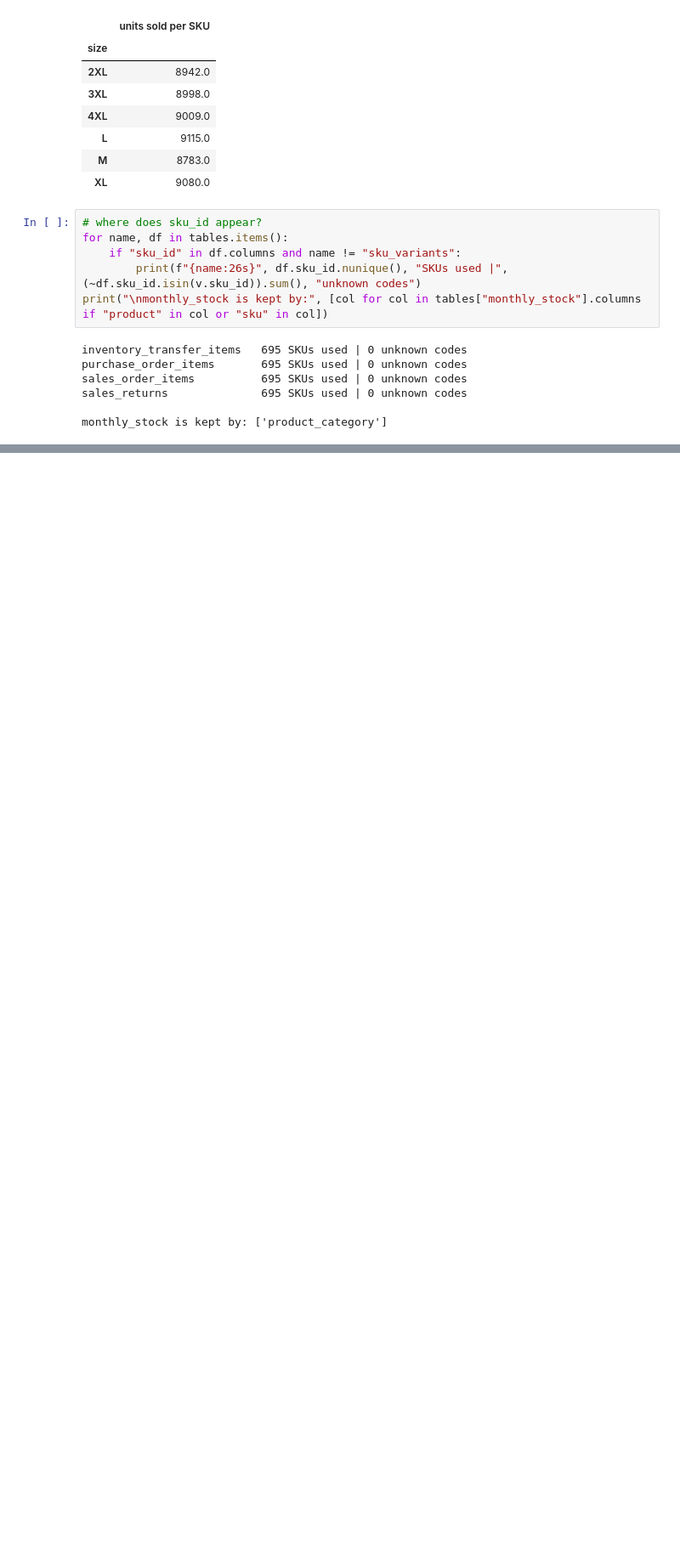
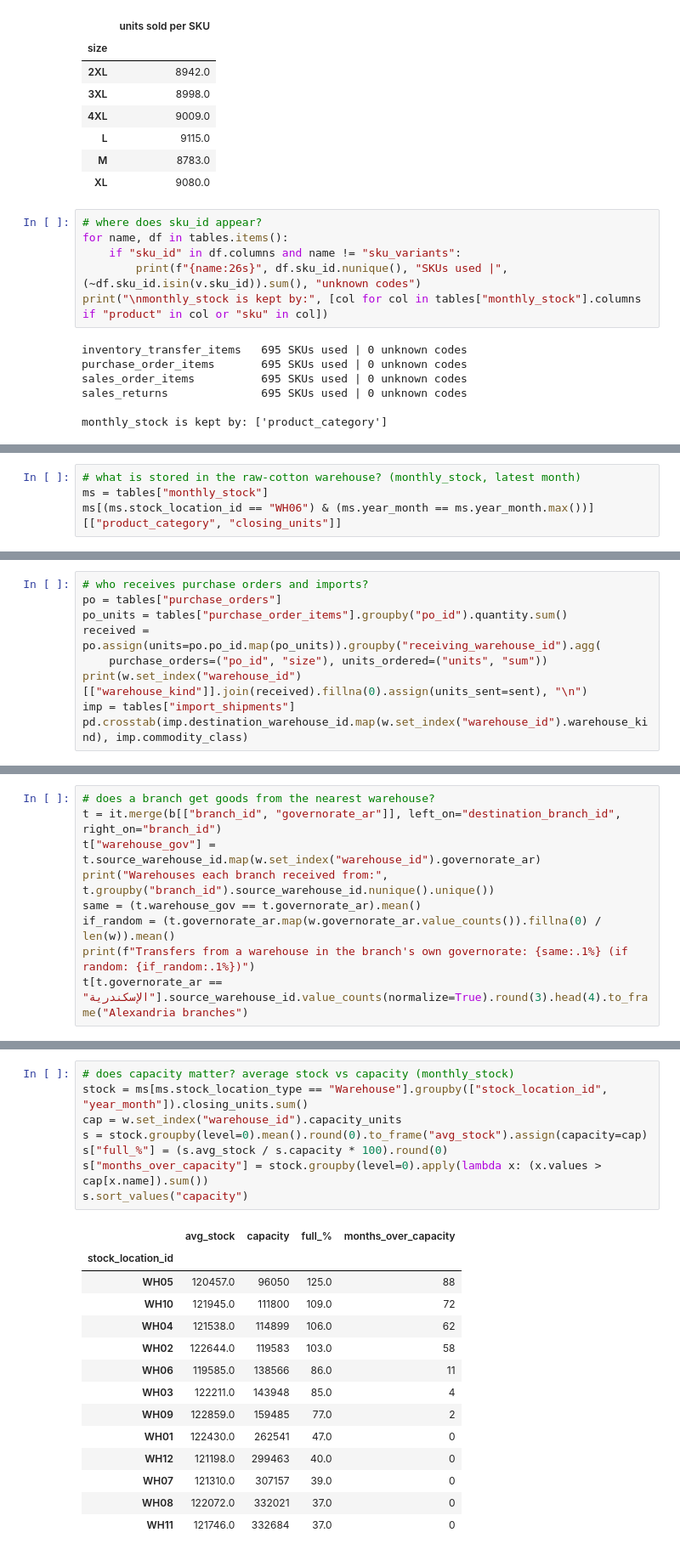
Before and after one commit to ibrahemshahd385-prog/HVIA-TASK3, a Jupyter notebook: notebooks/01_data_understanding.ipynb, the cells around one changed output, grey strips where cells are left out. Shown at 85% size. Drawn from its saved outputs; the diff is of its cells as text; blank space fills up the shorter version.

```diff
--- a/notebooks/01_data_understanding.ipynb
+++ b/notebooks/01_data_understanding.ipynb
@@ -602,0 +677,4 @@ monthly_stock is kept by: ['product_category']
+# %%
+# what is stored in the raw-cotton warehouse? (monthly_stock, latest month)
+ms = tables["monthly_stock"]
+ms[(ms.stock_location_id == "WH06") & (ms.year_month == ms.year_month.max())][["product_category", "closing_units"]]
@@ -602,0 +699,9 @@ monthly_stock is kept by: ['product_category']
+# %%
+# who receives purchase orders and imports?
+po = tables["purchase_orders"]
+po_units = tables["purchase_order_items"].groupby("po_id").quantity.sum()
+received = po.assign(units=po.po_id.map(po_units)).groupby("receiving_warehouse_id").agg(
+    purchase_orders=("po_id", "size"), units_ordered=("units", "sum"))
+print(w.set_index("warehouse_id")[["warehouse_kind"]].join(received).fillna(0).assign(units_sent=sent), "\n")
+imp = tables["import_shipments"]
+pd.crosstab(imp.destination_warehouse_id.map(w.set_index("warehouse_id").warehouse_kind), imp.commodity_class)
@@ -602,0 +730,9 @@ monthly_stock is kept by: ['product_category']
+# %%
+# does a branch get goods from the nearest warehouse?
+t = it.merge(b[["branch_id", "governorate_ar"]], left_on="destination_branch_id", right_on="branch_id")
+t["warehouse_gov"] = t.source_warehouse_id.map(w.set_index("warehouse_id").governorate_ar)
+print("Warehouses each branch received from:", t.groupby("branch_id").source_warehouse_id.nunique().unique())
+same = (t.warehouse_gov == t.governorate_ar).mean()
+if_random = (t.governorate_ar.map(w.governorate_ar.value_counts()).fillna(0) / len(w)).mean()
+print(f"Transfers from a warehouse in the branch's own governorate: {same:.1%} (if random: {if_random:.1%})")
+t[t.governorate_ar == "الإسكندرية"].source_warehouse_id.value_counts(normalize=True).round(3).head(4).to_frame("Alexandria branches")
@@ -602,0 +748,23 @@ monthly_stock is kept by: ['product_category']
+# %%
+# does capacity matter? average stock vs capacity (monthly_stock)
+stock = ms[ms.stock_location_type == "Warehouse"].groupby(["stock_location_id", "year_month"]).closing_units.sum()
+cap = w.set_index("warehouse_id").capacity_units
+s = stock.groupby(level=0).mean().round(0).to_frame("avg_stock").assign(capacity=cap)
+s["full_%"] = (s.avg_stock / s.capacity * 100).round(0)
+s["months_over_capacity"] = stock.groupby(level=0).apply(lambda x: (x.values > cap[x.name]).sum())
+s.sort_values("capacity")
+# %% [output]
+|  | avg_stock | capacity | full_% | months_over_capacity |
+| stock_location_id |  |  |  |  |
+| WH05 | 120457.0 | 96050 | 125.0 | 88 |
+| WH10 | 121945.0 | 111800 | 109.0 | 72 |
+| WH04 | 121538.0 | 114899 | 106.0 | 62 |
+| WH02 | 122644.0 | 119583 | 103.0 | 58 |
+| WH06 | 119585.0 | 138566 | 86.0 | 11 |
+| WH03 | 122211.0 | 143948 | 85.0 | 4 |
+| WH09 | 122859.0 | 159485 | 77.0 | 2 |
+| WH01 | 122430.0 | 262541 | 47.0 | 0 |
+| WH12 | 121198.0 | 299463 | 40.0 | 0 |
+| WH07 | 121310.0 | 307157 | 39.0 | 0 |
+| WH08 | 122072.0 | 332021 | 37.0 | 0 |
+| WH11 | 121746.0 | 332684 | 37.0 | 0 |
```
Also changed, not shown: parts of 9 cells of this notebook.
